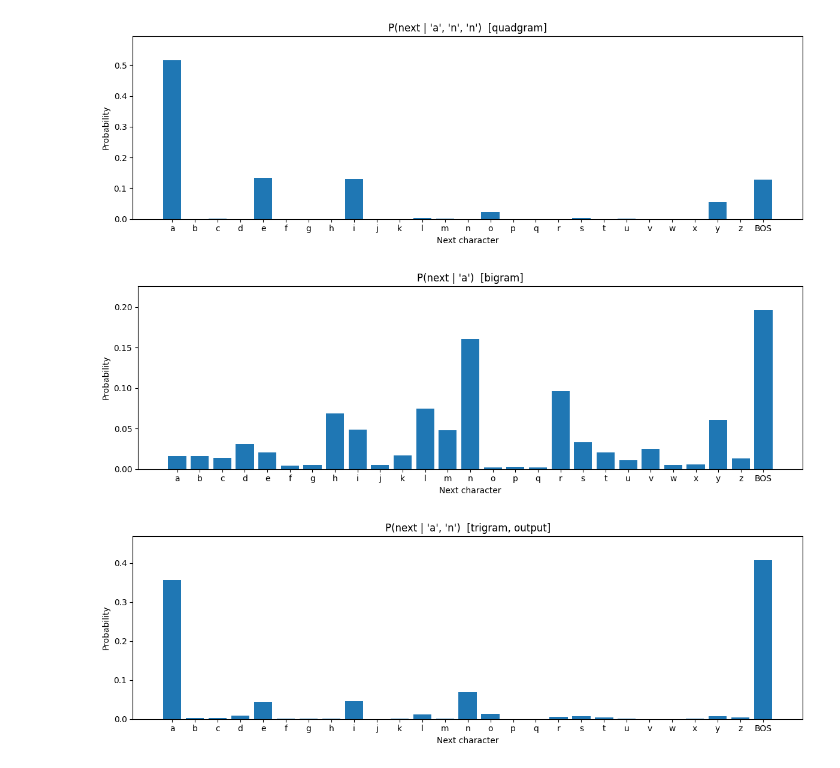
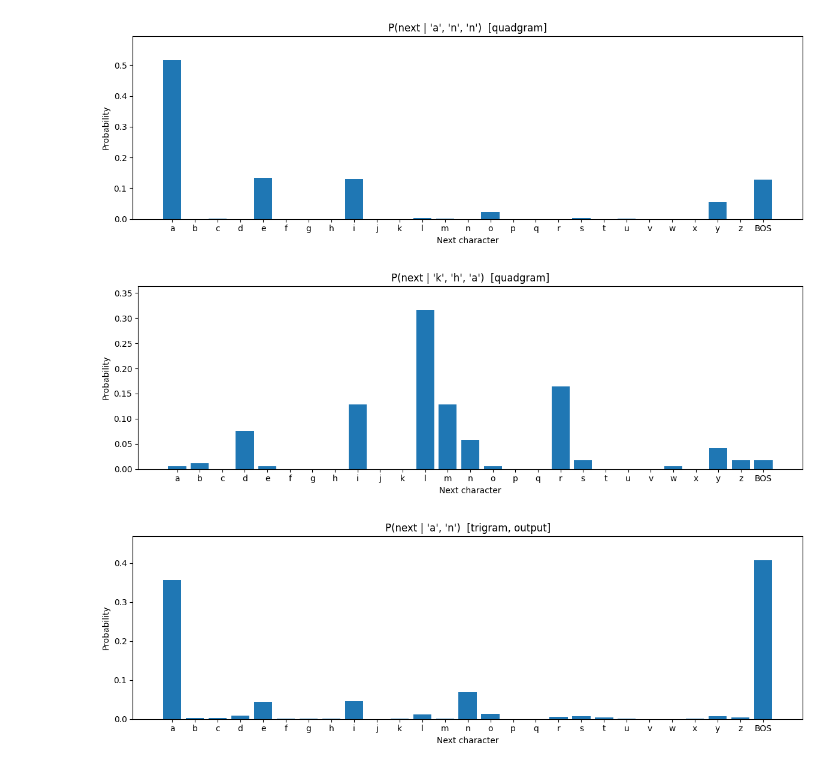
Before and after one commit to KhaleelKarim/LLMStatistics, a Jupyter notebook: notebooks/ngram_viz.ipynb, the cells around one changed output. Drawn from its saved outputs; the diff is of its cells as text; code cells hidden in the pictures.

```diff
--- a/notebooks/ngram_viz.ipynb
+++ b/notebooks/ngram_viz.ipynb
@@ -131,9 +131,9 @@ plot_ngram_distribution(['a', 'n', 'n'])
 [figure]
 [figure]
 # %%
-plot_ngram_distribution(['a'])
+plot_ngram_distribution(['k', 'h', 'a'])
 # %% [output]
-[figure, old version]
+[figure, new version]
 # %%
 output_ngrams_path = '../data/output_ngrams_seed42_embd16_layer1_blk16_n3200.npz'
 output_ngrams = load_ngrams(output_ngrams_path)
```
Also changed, not shown: parts of 1 cell of this notebook, 1 other file.
